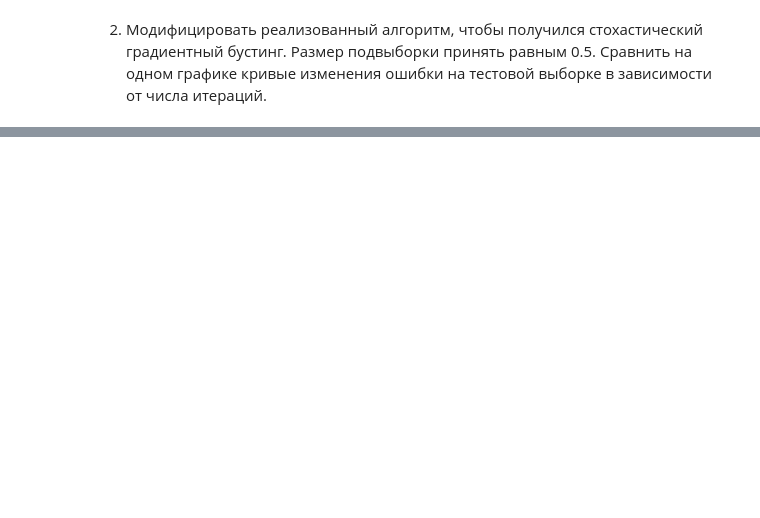
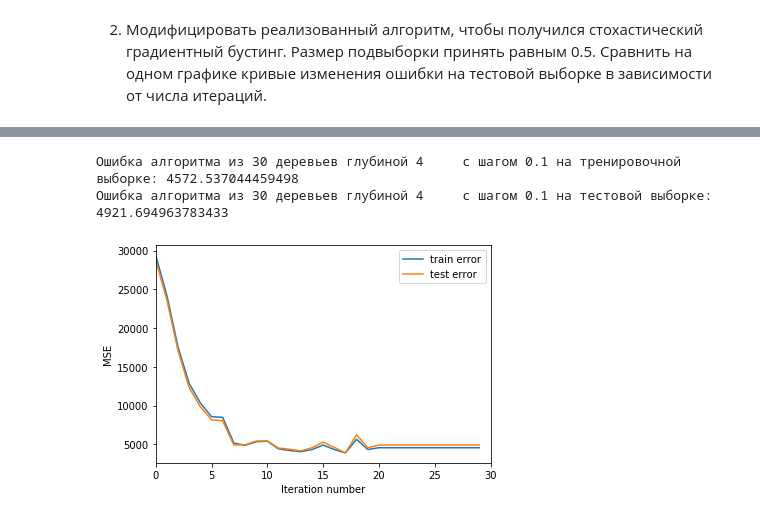
Before and after one commit to aldalinde/Analyzing_algorithms, a Jupyter notebook: hmw_Lesson6.ipynb, the cells around one changed output, grey strips where cells are left out. Saved outputs shown, nothing was run; the diff lists cells and outputs as text; code cells hidden in the pictures; blank space fills up the shorter version.

```diff
--- a/hmw_Lesson6.ipynb
+++ b/hmw_Lesson6.ipynb
@@ -211,11 +248,9 @@ evaluate_alg(X_train, X_test, y_train, y_test, trees, coefs, eta)
 # %% [markdown]
 2. Модифицировать реализованный алгоритм, чтобы получился стохастический градиентный бустинг. Размер подвыборки принять равным 0.5. Сравнить на одном графике кривые изменения ошибки на тестовой выборке в зависимости от числа итераций.
-# %%
-def gb_predict(X, trees_list, coef_list, eta):
-    x_index = np.random.randint(X.shape[0])
-    return sum([eta*coef*alg.predict([X[x_index]])[0] for alg, coef in zip(trees_list,coef_list)])
+# %%
+X_train_sgd, X_test_sgd, y_train_sgd, y_test_sgd = model_selection.train_test_split(X, y, test_size=0.5)
 # %%
-def gb_fit(n_trees, max_depth, X_train, X_test, y_train, y_test, coefs, eta):
+def gb_fit_sgd(n_trees, max_depth, X_train, X_test, y_train, y_test, coefs, eta):
 
     # Деревья будем записывать в список
     trees = []
@@ -237,10 +272,14 @@ def gb_fit(n_trees, max_depth, X_train, X_test, y_train, y_test, coefs, eta):
             test_errors.append(mean_squared_error(y_test, gb_predict(X_test, trees, coefs, eta)))
         else:
             # Получим ответы на текущей композиции
-            target = gb_predict(X_train, trees, coefs, eta)
+
+            #строим дерево по двум случайным наблюдениям5
+            x_index = np.array(np.random.randint(1, X_train.shape[0], 2))
+            target = gb_predict(X_train[x_index], trees, coefs, eta)
 
             # алгоритмы начиная со второго обучаем на сдвиг
-            tree.fit(X_train, bias(y_train, target))
+            tree.fit(X_train[x_index], bias(y_train[x_index], target))
+
 
             train_errors.append(mean_squared_error(y_train, gb_predict(X_train, trees, coefs, eta)))
             test_errors.append(mean_squared_error(y_test, gb_predict(X_test, trees, coefs, eta)))
@@ -248,3 +287,11 @@ def gb_fit(n_trees, max_depth, X_train, X_test, y_train, y_test, coefs, eta):
         trees.append(tree)
 
     return trees, train_errors, test_errors
+# %%
+%%time
+eta = 0.1
+max_depth = 4
+n_trees = 30
+
+trees_sgd, train_errors_sgd, test_errors_sgd = gb_fit_sgd(n_trees, max_depth, X_train_sgd, X_test_sgd,
+                                                          y_train_sgd, y_test_sgd, coefs, eta)
@@ -250,0 +300,9 @@ def gb_fit(n_trees, max_depth, X_train, X_test, y_train, y_test, coefs, eta):
+# %%
+evaluate_alg(X_train_sgd, X_test_sgd, y_train_sgd, y_test_sgd, trees_sgd, coefs, eta)
+# %% [output]
+Ошибка алгоритма из 30 деревьев глубиной 4     с шагом 0.1 на тренировочной выборке: 4572.537044459498
+Ошибка алгоритма из 30 деревьев глубиной 4     с шагом 0.1 на тестовой выборке: 4921.694963783433
+# %%
+get_error_plot(len(trees_sgd), train_errors_sgd, test_errors_sgd)
+# %% [output]
+[figure, added]
```
Also changed, not shown: parts of 19 cells of this notebook.
